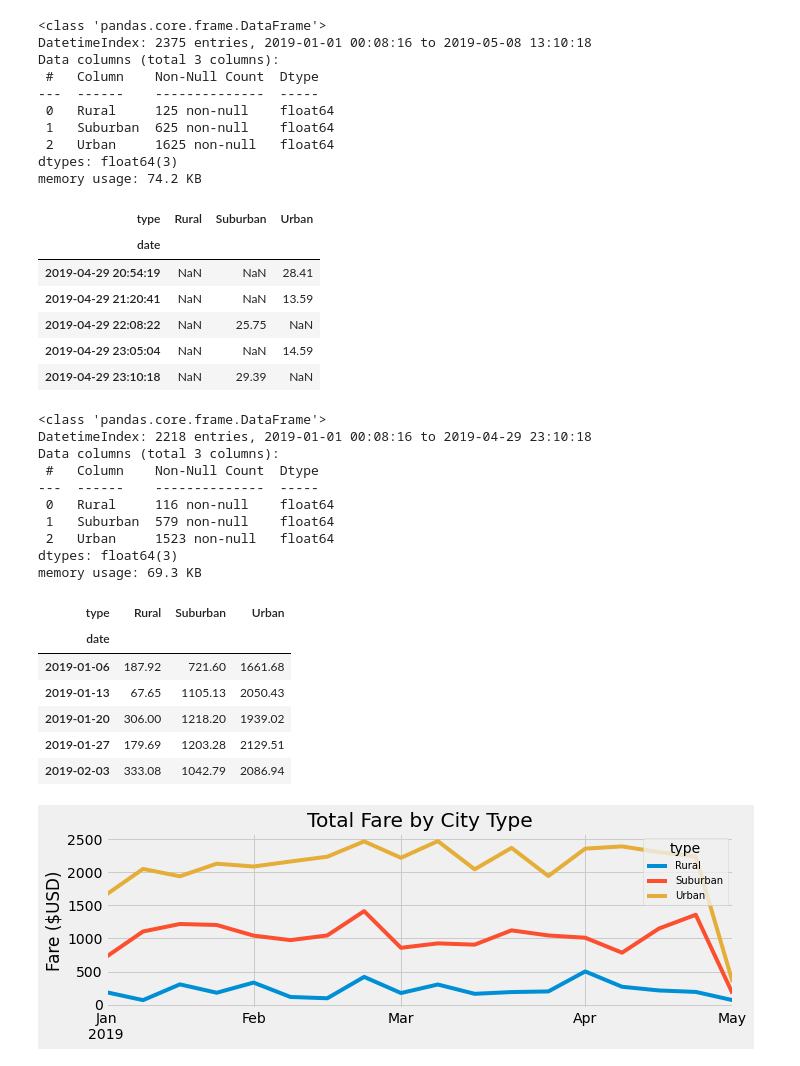
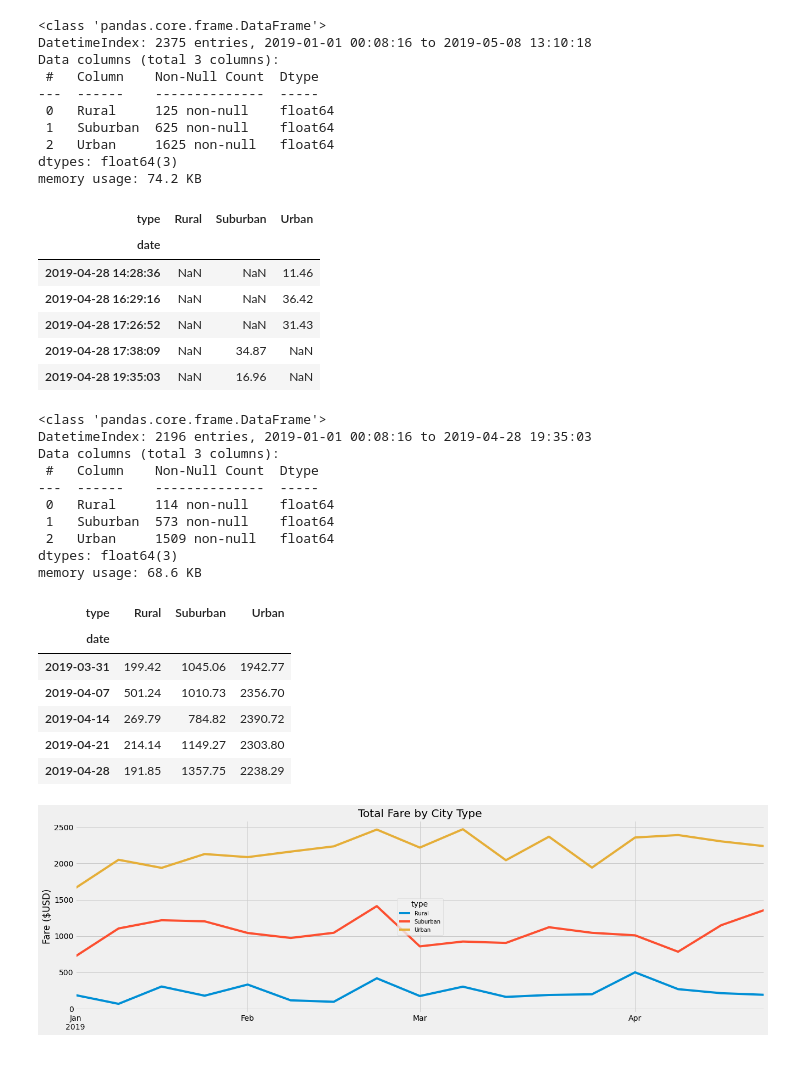
Before and after one commit to lu-chang-axonic/PyBer_Analysis, a Jupyter notebook: PyBer_Challenge.ipynb, the cells around one changed output. Saved outputs shown, nothing was run; the diff lists cells and outputs as text; code cells hidden in the pictures.

```diff
--- a/PyBer_Challenge.ipynb
+++ b/PyBer_Challenge.ipynb
@@ -150,16 +150,16 @@ dtypes: float64(3)
 memory usage: 74.2 KB
 # %%
 # 5. Create a new DataFrame from the pivot table DataFrame using loc on the given dates, '2019-01-01':'2019-04-29'.
-type_time_20190101_20190429 = type_time_pivot.loc['2019-01-01':'2019-04-29']
+type_time_20190101_20190429 = type_time_pivot.loc['2019-01-01':'2019-04-28']
 type_time_20190101_20190429.tail()
 # %% [output]
 | type | Rural | Suburban | Urban |
 | date |  |  |  |
-| 2019-04-29 20:54:19 | NaN | NaN | 28.41 |
-| 2019-04-29 21:20:41 | NaN | NaN | 13.59 |
-| 2019-04-29 22:08:22 | NaN | 25.75 | NaN |
-| 2019-04-29 23:05:04 | NaN | NaN | 14.59 |
-| 2019-04-29 23:10:18 | NaN | 29.39 | NaN |
+| 2019-04-28 14:28:36 | NaN | NaN | 11.46 |
+| 2019-04-28 16:29:16 | NaN | NaN | 36.42 |
+| 2019-04-28 17:26:52 | NaN | NaN | 31.43 |
+| 2019-04-28 17:38:09 | NaN | 34.87 | NaN |
+| 2019-04-28 19:35:03 | NaN | 16.96 | NaN |
 # %%
 # 6. Set the "date" index to datetime datatype. This is necessary to use the resample() method in Step 8.
 type_time_20190101_20190429.index = pd.to_datetime(type_time_20190101_20190429.index)
@@ -168,48 +168,48 @@ type_time_20190101_20190429.index = pd.to_datetime(type_time_20190101_20190429.i
 type_time_20190101_20190429.info()
 # %% [output]
 <class 'pandas.core.frame.DataFrame'>
-DatetimeIndex: 2218 entries, 2019-01-01 00:08:16 to 2019-04-29 23:10:18
+DatetimeIndex: 2196 entries, 2019-01-01 00:08:16 to 2019-04-28 19:35:03
 Data columns (total 3 columns):
  #   Column    Non-Null Count  Dtype
 ---  ------    --------------  -----
- 0   Rural     116 non-null    float64
- 1   Suburban  579 non-null    float64
- 2   Urban     1523 non-null   float64
+ 0   Rural     114 non-null    float64
+ 1   Suburban  573 non-null    float64
+ 2   Urban     1509 non-null   float64
 dtypes: float64(3)
-memory usage: 69.3 KB
+memory usage: 68.6 KB
 # %%
 # 8. Create a new DataFrame using the "resample()" function by week 'W' and get the sum of the fares for each week.
 weekly_type_time_20190101_20190429 = type_time_20190101_20190429.resample('W').sum()
-weekly_type_time_20190101_20190429.head()
+weekly_type_time_20190101_20190429.tail()
 # %% [output]
 | type | Rural | Suburban | Urban |
 | date |  |  |  |
-| 2019-01-06 | 187.92 | 721.60 | 1661.68 |
-| 2019-01-13 | 67.65 | 1105.13 | 2050.43 |
-| 2019-01-20 | 306.00 | 1218.20 | 1939.02 |
-| 2019-01-27 | 179.69 | 1203.28 | 2129.51 |
-| 2019-02-03 | 333.08 | 1042.79 | 2086.94 |
+| 2019-03-31 | 199.42 | 1045.06 | 1942.77 |
+| 2019-04-07 | 501.24 | 1010.73 | 2356.70 |
+| 2019-04-14 | 269.79 | 784.82 | 2390.72 |
+| 2019-04-21 | 214.14 | 1149.27 | 2303.80 |
+| 2019-04-28 | 191.85 | 1357.75 | 2238.29 |
 # %%
 # 8. Using the object-oriented interface method, plot the resample DataFrame using the df.plot() function.
 
 # Import the style from Matplotlib.
 from matplotlib import style
 # Use the graph style fivethirtyeight.
 style.use('fivethirtyeight')
 
-weekly_rides = weekly_type_time_20190101_20190429.plot(figsize=(10,3))
+weekly_rides = weekly_type_time_20190101_20190429.plot(figsize=(20,6))
 
 # Add a title and axis labels
 weekly_rides.set_title("Total Fare by City Type")
 weekly_rides.set_ylabel("Fare ($USD)")
 weekly_rides.set_xlabel("")
 lgnd = plt.legend(fontsize="10", mode="Expanded",
         scatterpoints=2, loc="best", title="type")
 #plt.tight_layout()
 #plt.xlim(0, 16)
 plt.savefig("analysis/PyBer_fare_summary.png")
 plt.show()
 # %% [output]
-[figure, old version]
+[figure, new version]
 # %%
 # Save Figure
```
Also changed, not shown: 1 other file.
